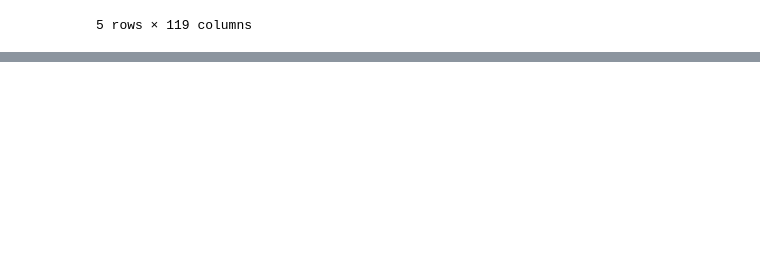
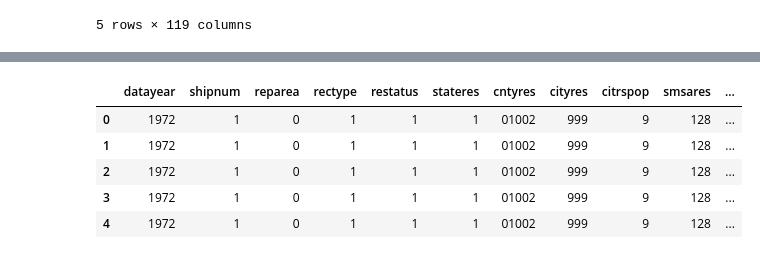
Before and after one commit to elizagoler/RecessionFertility, a Jupyter notebook: source/derived/county_gfrs/explore_natality.ipynb, the cells around one changed output, grey strips where cells are left out. Saved outputs shown, nothing was run; the diff lists cells and outputs as text; code cells hidden in the pictures; blank space fills up the shorter version.

```diff
--- a/source/derived/county_gfrs/explore_natality.ipynb
+++ b/source/derived/county_gfrs/explore_natality.ipynb
@@ -66,0 +217,16 @@ natality_df_80.head()
+# %%
+natality_1972_df = natality_dfs_68_78[4]
+natality_1972_df.head()
+
+# Predictions:
+# datayear: year
+# cntyres: mother's county of residence (as opposed to ctynat)
+# cityres: mother's city of residence
+# Number: dplural
+# %% [output]
+|  | datayear | shipnum | reparea | rectype | restatus | stateres | cntyres | cityres | citrspop | smsares | ... |
+| 0 | 1972 | 1 | 0 | 1 | 1 | 1 | 01002 | 999 | 9 | 128 | ... |
+| 1 | 1972 | 1 | 0 | 1 | 1 | 1 | 01002 | 999 | 9 | 128 | ... |
+| 2 | 1972 | 1 | 0 | 1 | 1 | 1 | 01002 | 999 | 9 | 128 | ... |
+| 3 | 1972 | 1 | 0 | 1 | 1 | 1 | 01002 | 999 | 9 | 128 | ... |
+| 4 | 1972 | 1 | 0 | 1 | 1 | 1 | 01002 | 999 | 9 | 128 | ... |
```
Also changed, not shown: parts of 30 cells of this notebook, 19 other files.
